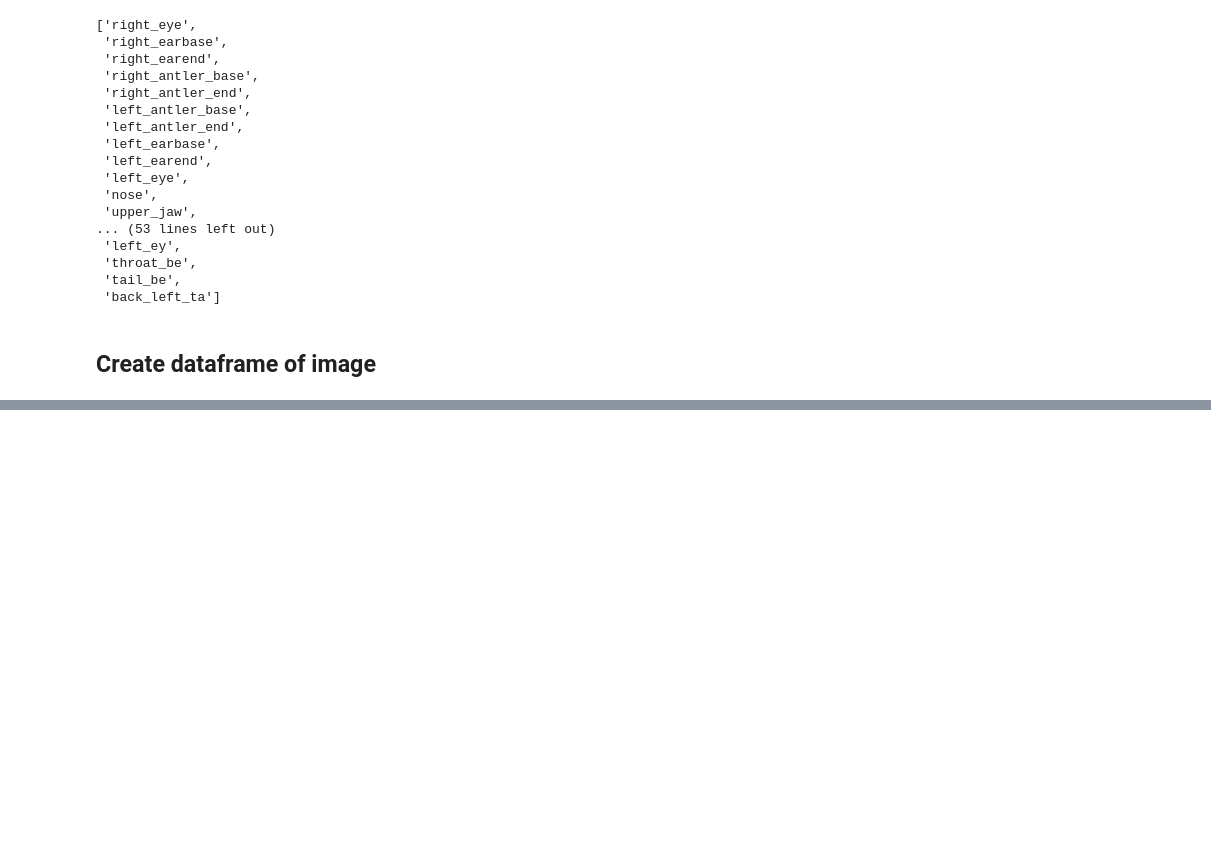
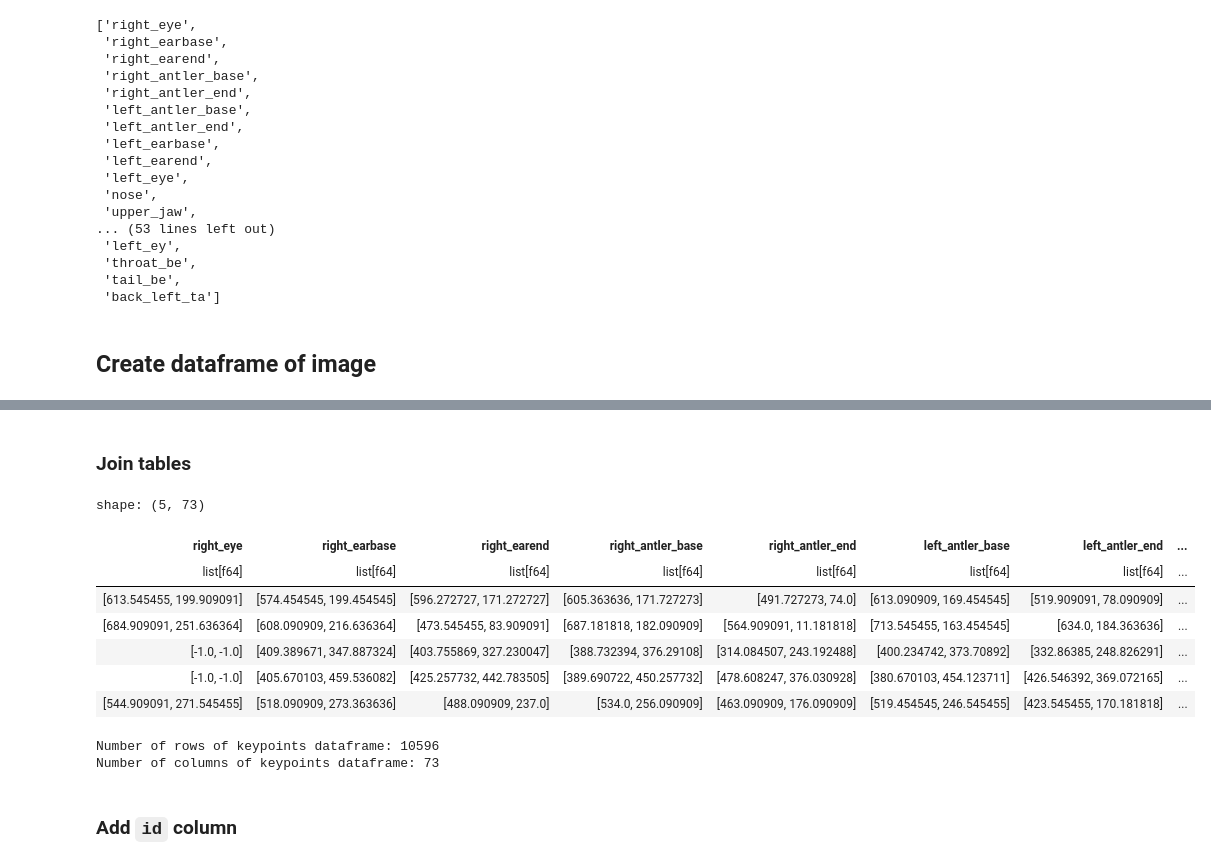
Before and after one commit to RadimKozl/Datasets, a Jupyter notebook: awa2-dataset-analysis.ipynb, the cells around one changed output, grey strips where cells are left out. Drawn from its saved outputs; the diff is of its cells as text; code cells hidden in the pictures; blank space fills up the shorter version.

```diff
--- a/awa2-dataset-analysis.ipynb
+++ b/awa2-dataset-analysis.ipynb
@@ -163,6 +166,17 @@ def base64_to_img(base64_str):
     img = Image.open(img_buffer)
 
     return img
+# %%
+def get_image_dimensions(image_path):
+    try:
+        with Image.open(image_path) as img:
+            return img.size
+    except FileNotFoundError:
+        print(f"Error: File not found at path: {image_path}")
+        return None
+    except IOError:
+        print(f"Error: The file at path {image_path} cannot be identified as an image.")
+        return None
 # %% [markdown]
 ## **Load data**
 # %% [markdown]
@@ -295,11 +309,14 @@ for directory in tqdm(list_dir_images_sort):
         path_input_license = os.path.join(path_license, data_path + '.txt')
 
         image_base64 = img_to_base64(path_input_img)
+        image_width, image_height = get_image_dimensions(path_input_img)
         text_license = load_text_file(path_input_license)
 
         data_dict['name_file'] = data_path
         data_dict['name_class'] = directory
         data_dict['image_base64s'] = image_base64
+        data_dict['image_width'] = image_width
+        data_dict['image_height'] = image_height
         data_dict['image_license'] = text_license
         total_image_list.append(data_dict)
 # %% [output]
@@ -333,0 +389,2 @@ columns_images_df
+# %%
+df_polars_images_data_clean = df_polars_images_data.drop("name_class")
@@ -333,0 +399,23 @@ columns_images_df
+# %% [markdown]
+### **Join tables**
+# %%
+df_animals_keypoints = df_polars_keypoints_data.join(df_polars_images_data_clean, on="name_file", how="inner")
+# %%
+df_animals_keypoints.head(5)
+# %% [output]
+shape: (5, 73)
+| right_eye | right_earbase | right_earend | right_antler_base | right_antler_end | left_antler_base | left_antler_end | ... |
+| list[f64] | list[f64] | list[f64] | list[f64] | list[f64] | list[f64] | list[f64] | ... |
+| [613.545455, 199.909091] | [574.454545, 199.454545] | [596.272727, 171.272727] | [605.363636, 171.727273] | [491.727273, 74.0] | [613.090909, 169.454545] | [519.909091, 78.090909] | ... |
+| [684.909091, 251.636364] | [608.090909, 216.636364] | [473.545455, 83.909091] | [687.181818, 182.090909] | [564.909091, 11.181818] | [713.545455, 163.454545] | [634.0, 184.363636] | ... |
+| [-1.0, -1.0] | [409.389671, 347.887324] | [403.755869, 327.230047] | [388.732394, 376.29108] | [314.084507, 243.192488] | [400.234742, 373.70892] | [332.86385, 248.826291] | ... |
+| [-1.0, -1.0] | [405.670103, 459.536082] | [425.257732, 442.783505] | [389.690722, 450.257732] | [478.608247, 376.030928] | [380.670103, 454.123711] | [426.546392, 369.072165] | ... |
+| [544.909091, 271.545455] | [518.090909, 273.363636] | [488.090909, 237.0] | [534.0, 256.090909] | [463.090909, 176.090909] | [519.454545, 246.545455] | [423.545455, 170.181818] | ... |
+# %%
+print('Number of rows of keypoints dataframe:', df_animals_keypoints.shape[0])
+print('Number of columns of keypoints dataframe:', df_animals_keypoints.shape[1])
+# %% [output]
+Number of rows of keypoints dataframe: 10596
+Number of columns of keypoints dataframe: 73
+# %% [markdown]
+### **Add `id` column**
```
Also changed, not shown: parts of 14 cells of this notebook.
